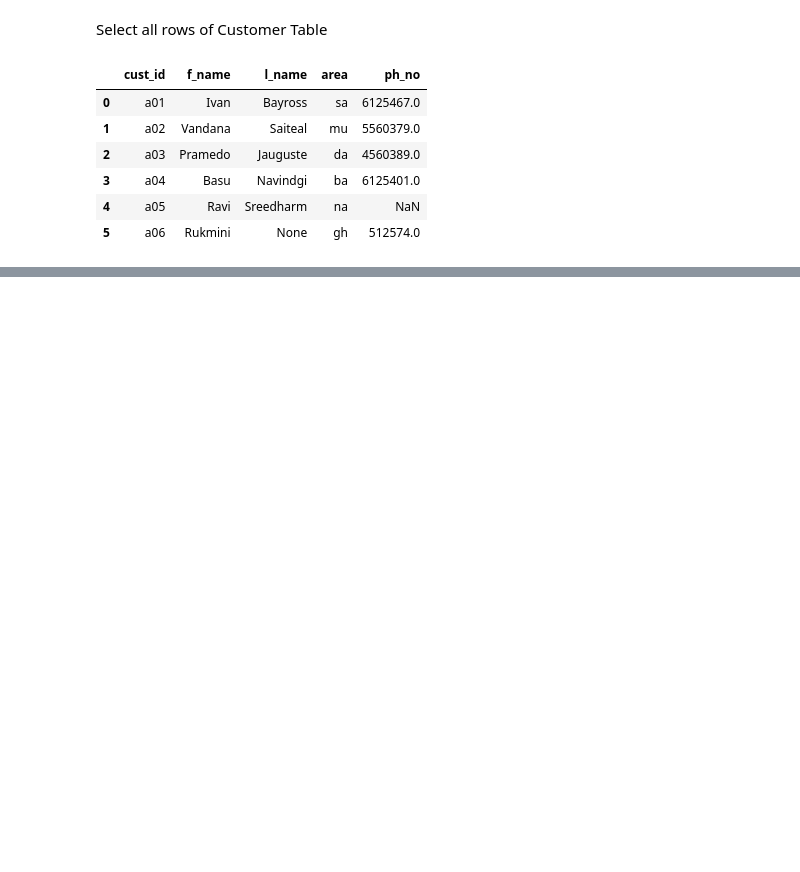
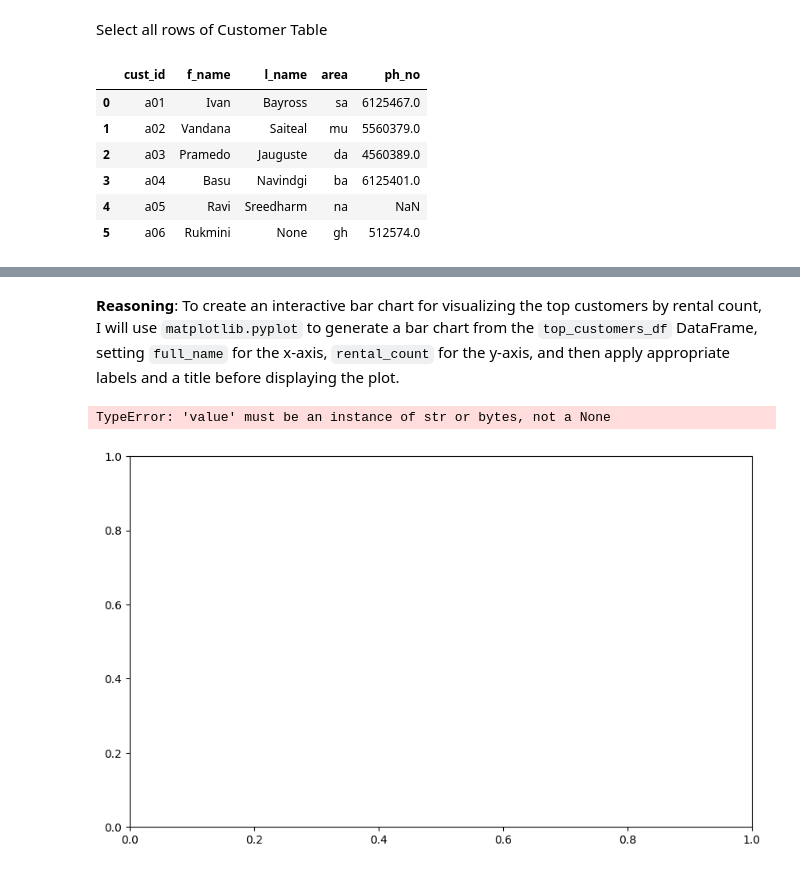
Before and after one commit to Meghali54/AI_Browser_Automation, a Jupyter notebook: SQL_Movie_Analysis.ipynb, the cells around one changed output, grey strips where cells are left out. Drawn from its saved outputs; the diff is of its cells as text; code cells hidden in the pictures; blank space fills up the shorter version.

```diff
--- a/SQL_Movie_Analysis.ipynb
+++ b/SQL_Movie_Analysis.ipynb
@@ -140,0 +297,17 @@ display(customer_all_rows_df)
+# %%
+query = '''
+SELECT
+    c.cust_id,
+    c.f_name || ' ' || c.l_name AS full_name,
+    COUNT(i.inv_no) AS rental_count
+FROM
+    customer c
+JOIN
+    invoice i ON c.cust_id = i.cust_id
+GROUP BY
+    c.cust_id, full_name
+ORDER BY
+    rental_count DESC
+'''
+top_customers_df = pd.read_sql(query, conn)
+display(top_customers_df.head())
@@ -140,0 +326,15 @@ display(customer_all_rows_df)
+# %% [markdown]
+**Reasoning**:
+To create an interactive bar chart for visualizing the top customers by rental count, I will use `matplotlib.pyplot` to generate a bar chart from the `top_customers_df` DataFrame, setting `full_name` for the x-axis, `rental_count` for the y-axis, and then apply appropriate labels and a title before displaying the plot.
+# %%
+plt.figure(figsize=(10, 6))
+plt.bar(top_customers_df['full_name'], top_customers_df['rental_count'], color='skyblue')
+plt.xlabel('Customer Full Name')
+plt.ylabel('Number of Rentals')
+plt.title('Top Customers by Movie Rental Count')
+plt.xticks(rotation=45, ha='right')
+plt.tight_layout()
+plt.show()
+# %% [output]
+TypeError: 'value' must be an instance of str or bytes, not a None
+[figure, added]
```
Also changed, not shown: parts of 29 cells of this notebook.
